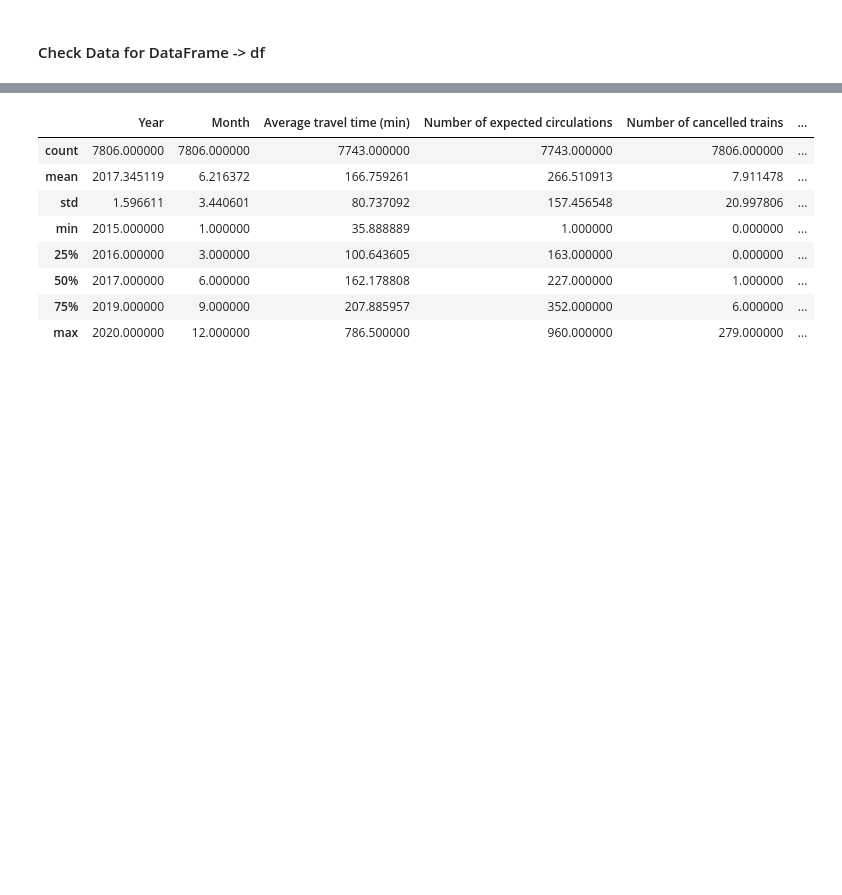
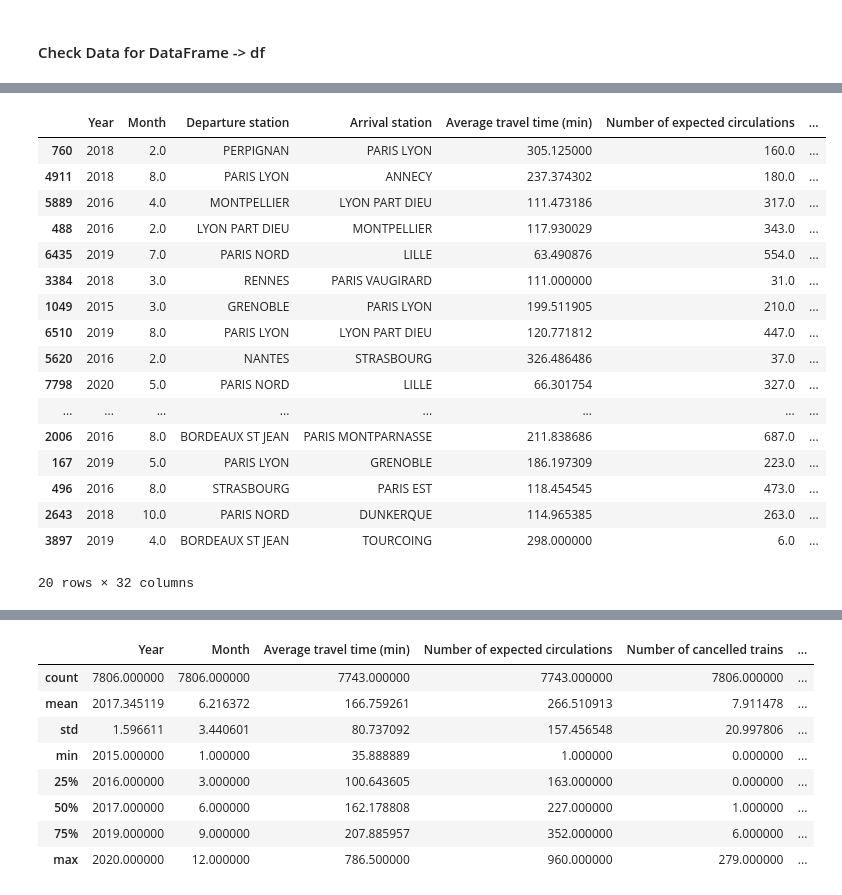
Before and after one commit to CrisMagdziak/Train_Traffic_Python, a Jupyter notebook: Trains_Project.ipynb, the cells around one changed output, grey strips where cells are left out. Cells and saved outputs as stored; diff of their text form; code cells hidden in the pictures; blank space fills up the shorter version.

```diff
--- a/Trains_Project.ipynb
+++ b/Trains_Project.ipynb
@@ -15,3 +25,24 @@ df = pd.read_csv('CSV\Regularities_by_liaisons_Trains_France.csv')
+# %%
+df.sample(20)
+# %% [output]
+|  | Year | Month | Departure station | Arrival station | Average travel time (min) | Number of expected circulations | ... |
+| 760 | 2018 | 2.0 | PERPIGNAN | PARIS LYON | 305.125000 | 160.0 | ... |
+| 4911 | 2018 | 8.0 | PARIS LYON | ANNECY | 237.374302 | 180.0 | ... |
+| 5889 | 2016 | 4.0 | MONTPELLIER | LYON PART DIEU | 111.473186 | 317.0 | ... |
+| 488 | 2016 | 2.0 | LYON PART DIEU | MONTPELLIER | 117.930029 | 343.0 | ... |
+| 6435 | 2019 | 7.0 | PARIS NORD | LILLE | 63.490876 | 554.0 | ... |
+| 3384 | 2018 | 3.0 | RENNES | PARIS VAUGIRARD | 111.000000 | 31.0 | ... |
+| 1049 | 2015 | 3.0 | GRENOBLE | PARIS LYON | 199.511905 | 210.0 | ... |
+| 6510 | 2019 | 8.0 | PARIS LYON | LYON PART DIEU | 120.771812 | 447.0 | ... |
+| 5620 | 2016 | 2.0 | NANTES | STRASBOURG | 326.486486 | 37.0 | ... |
+| 7798 | 2020 | 5.0 | PARIS NORD | LILLE | 66.301754 | 327.0 | ... |
+| ... | ... | ... | ... | ... | ... | ... | ... |
+| 2006 | 2016 | 8.0 | BORDEAUX ST JEAN | PARIS MONTPARNASSE | 211.838686 | 687.0 | ... |
+| 167 | 2019 | 5.0 | PARIS LYON | GRENOBLE | 186.197309 | 223.0 | ... |
+| 496 | 2016 | 8.0 | STRASBOURG | PARIS EST | 118.454545 | 473.0 | ... |
+| 2643 | 2018 | 10.0 | PARIS NORD | DUNKERQUE | 114.965385 | 263.0 | ... |
+| 3897 | 2019 | 4.0 | BORDEAUX ST JEAN | TOURCOING | 298.000000 | 6.0 | ... |
+20 rows × 32 columns
 # %%
 dc.stats(df)
 # %% [output]
```
Also changed, not shown: parts of 17 cells of this notebook, 1 other file.
